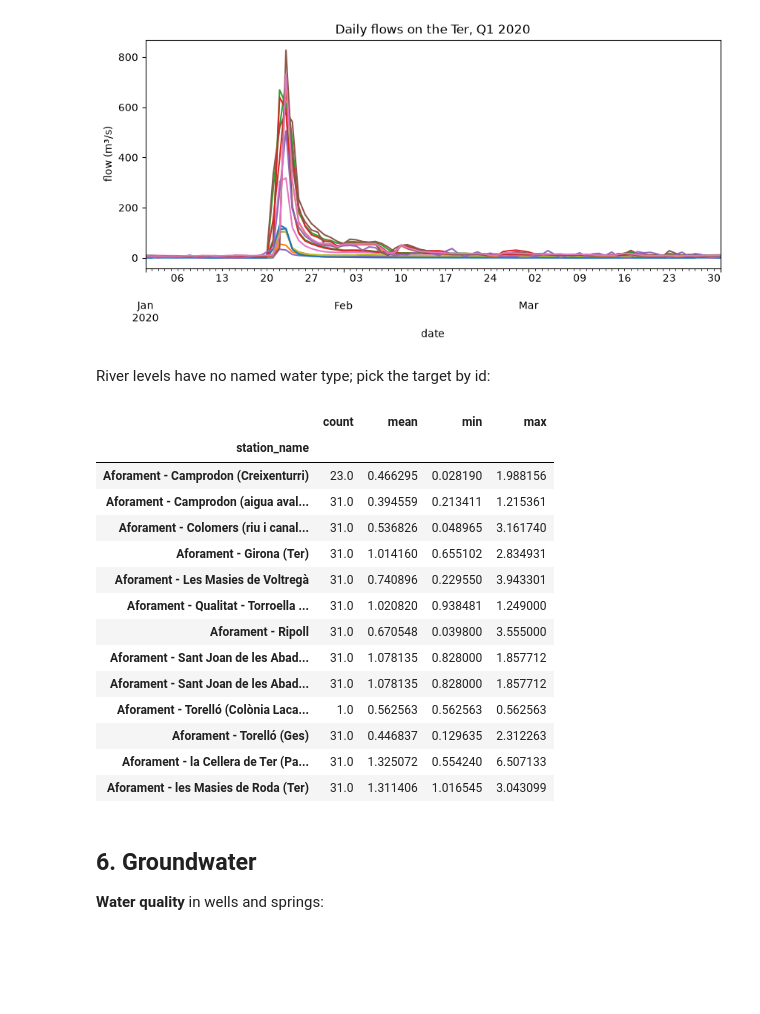
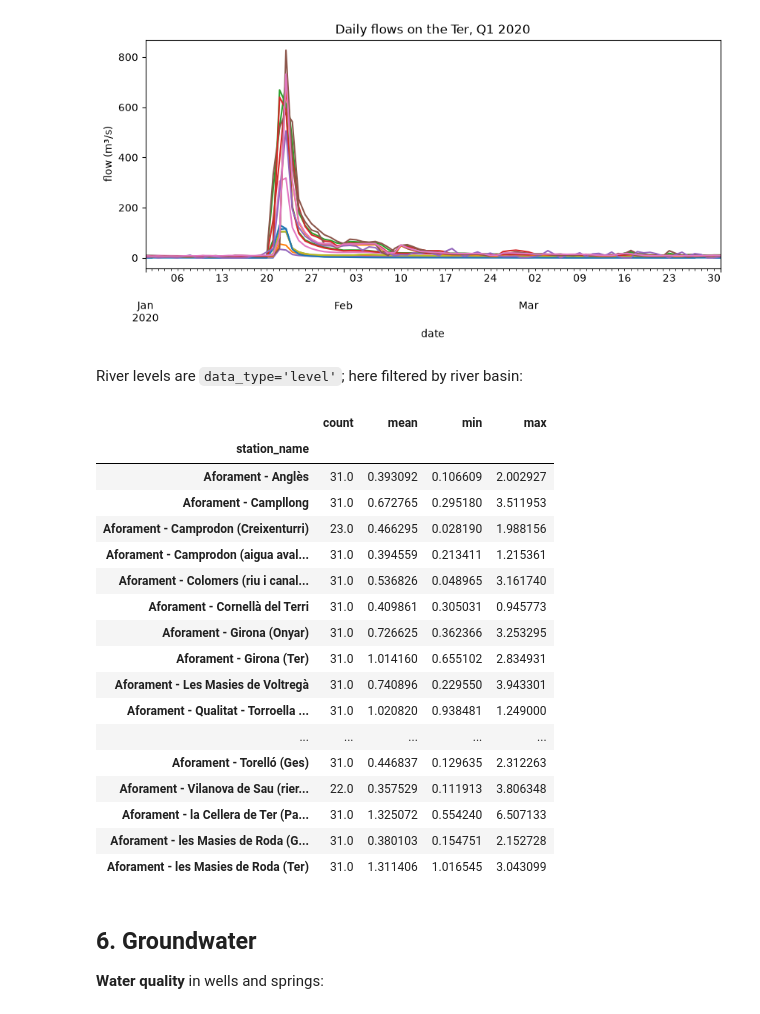
Before and after one commit to davitens/pySDIM, a Jupyter notebook: examples/tutorial.ipynb, the cells around one changed output. Cells and saved outputs as stored; diff of their text form; code cells hidden in the pictures; blank space fills up the shorter version.

```diff
--- a/examples/tutorial.ipynb
+++ b/examples/tutorial.ipynb
@@ -228,30 +260,35 @@ ax.set_title("Daily flows on the Ter, Q1 2020");
 # %% [output]
 [figure]
 # %% [markdown]
-River levels have no named water type; pick the target by id:
+River levels are `data_type='level'`; here filtered by river basin:
 # %%
 levels = aca.get_data(
-    target="after_2007:0001:0303",   # CONTROL RIUS / Nivells
-    rivers=["Ter"],
+    water_source="river",
+    data_type="level",
+    area_type="basin",
+    areas=["Ter"],
     start="2020-01-01",
     end="2020-01-31",
 ).quantity
 levels.groupby("station_name").value.describe()[["count", "mean", "min", "max"]]
 # %% [output]
 |  | count | mean | min | max |
 | station_name |  |  |  |  |
+| Aforament - Anglès | 31.0 | 0.393092 | 0.106609 | 2.002927 |
+| Aforament - Campllong | 31.0 | 0.672765 | 0.295180 | 3.511953 |
 | Aforament - Camprodon (Creixenturri) | 23.0 | 0.466295 | 0.028190 | 1.988156 |
 | Aforament - Camprodon (aigua aval... | 31.0 | 0.394559 | 0.213411 | 1.215361 |
 | Aforament - Colomers (riu i canal... | 31.0 | 0.536826 | 0.048965 | 3.161740 |
+| Aforament - Cornellà del Terri | 31.0 | 0.409861 | 0.305031 | 0.945773 |
+| Aforament - Girona (Onyar) | 31.0 | 0.726625 | 0.362366 | 3.253295 |
 | Aforament - Girona (Ter) | 31.0 | 1.014160 | 0.655102 | 2.834931 |
 | Aforament - Les Masies de Voltregà | 31.0 | 0.740896 | 0.229550 | 3.943301 |
 | Aforament - Qualitat - Torroella ... | 31.0 | 1.020820 | 0.938481 | 1.249000 |
-| Aforament - Ripoll | 31.0 | 0.670548 | 0.039800 | 3.555000 |
-| Aforament - Sant Joan de les Abad... | 31.0 | 1.078135 | 0.828000 | 1.857712 |
-| Aforament - Sant Joan de les Abad... | 31.0 | 1.078135 | 0.828000 | 1.857712 |
-| Aforament - Torelló (Colònia Laca... | 1.0 | 0.562563 | 0.562563 | 0.562563 |
+| ... | ... | ... | ... | ... |
 | Aforament - Torelló (Ges) | 31.0 | 0.446837 | 0.129635 | 2.312263 |
+| Aforament - Vilanova de Sau (rier... | 22.0 | 0.357529 | 0.111913 | 3.806348 |
 | Aforament - la Cellera de Ter (Pa... | 31.0 | 1.325072 | 0.554240 | 6.507133 |
+| Aforament - les Masies de Roda (G... | 31.0 | 0.380103 | 0.154751 | 2.152728 |
 | Aforament - les Masies de Roda (Ter) | 31.0 | 1.311406 | 1.016545 | 3.043099 |
 # %% [markdown]
 ## 6. Groundwater
```
Also changed, not shown: parts of 24 cells of this notebook, 9 other files.
